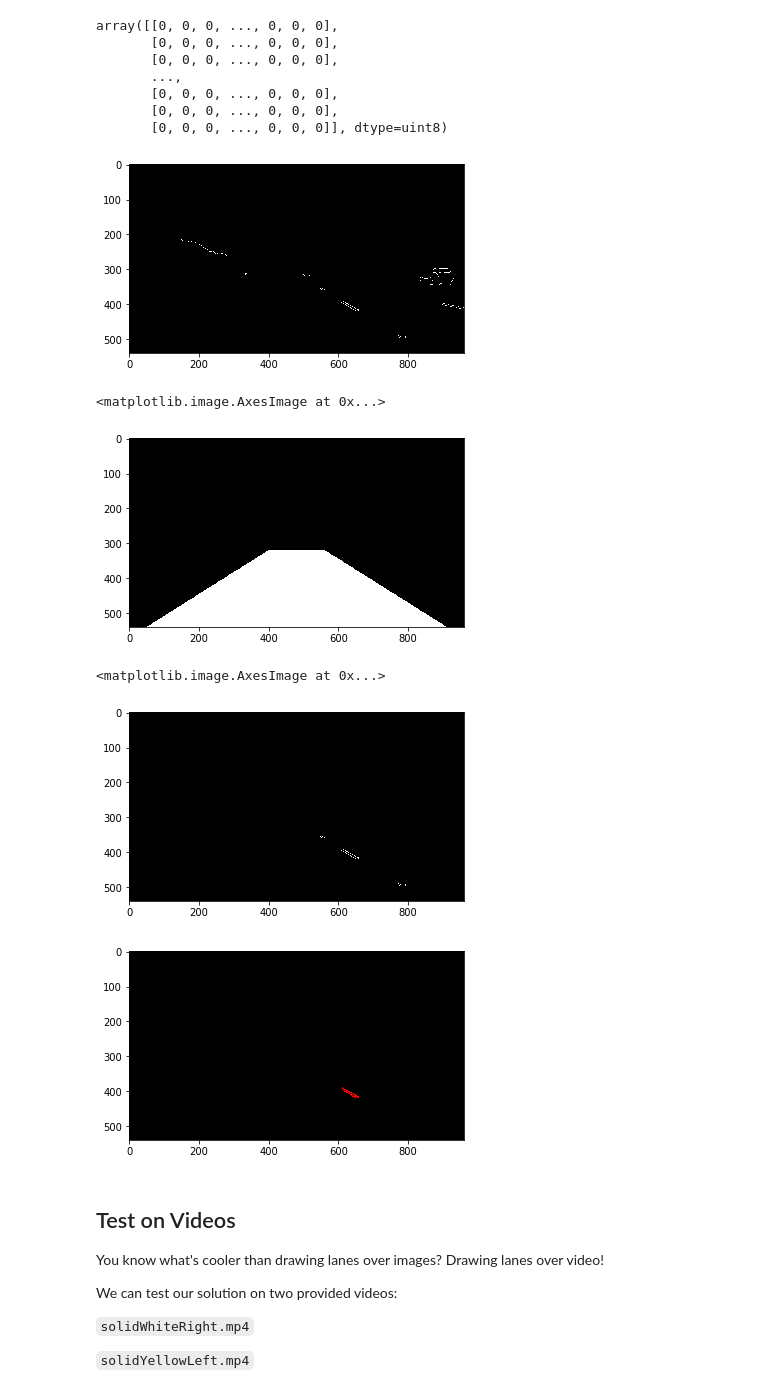
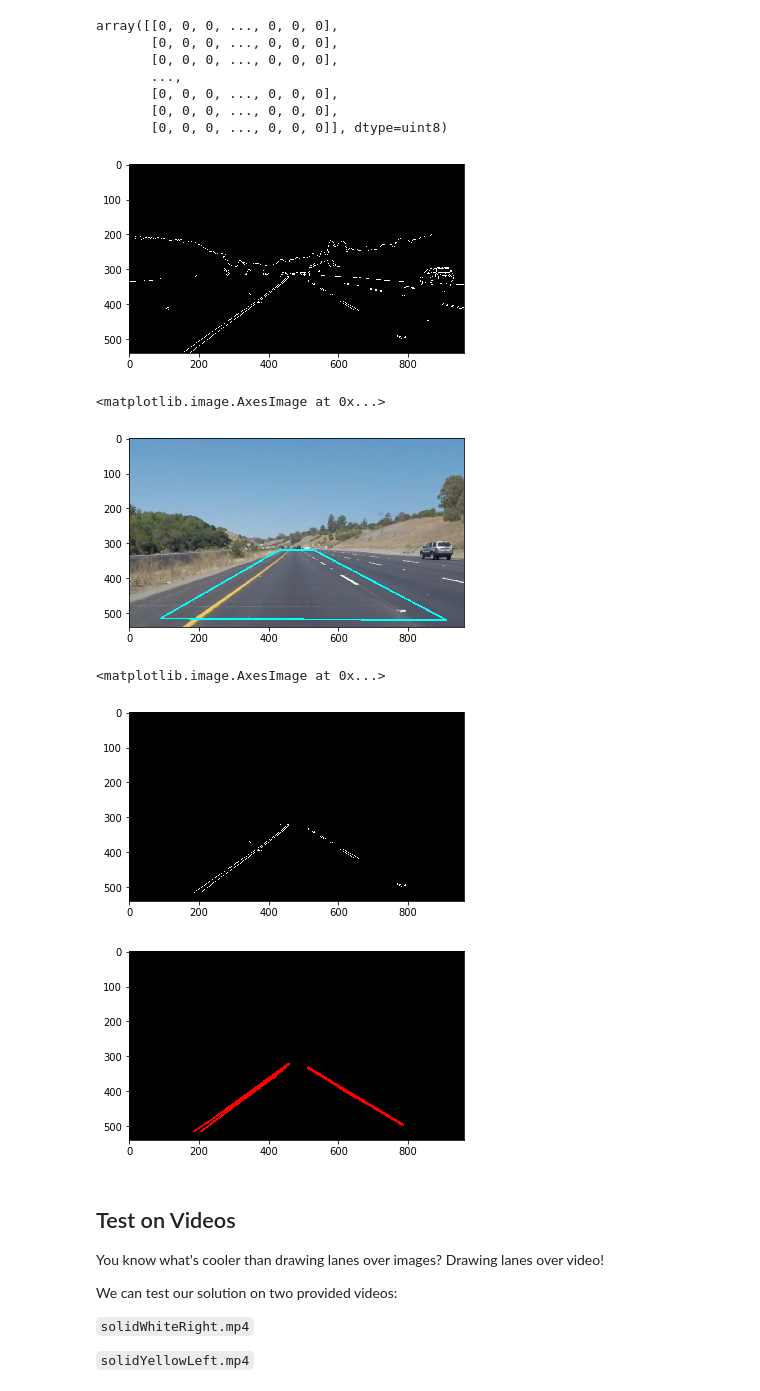
Before and after one commit to yangwang166/laneline_detection, a Jupyter notebook: P1.ipynb, the cells around one changed output. Drawn from its saved outputs; the diff is of its cells as text; code cells hidden in the pictures.

```diff
--- a/P1.ipynb
+++ b/P1.ipynb
@@ -216,7 +219,7 @@ plt.show()
 # %% [output]
 [figure]
 # %%
-kernel_size = 9
+kernel_size = 3
 blur_gray = gaussian_blur(gray_scale, kernel_size)
 plt.imshow(blur_gray, cmap = 'gray')
 plt.show()
@@ -239,38 +242,40 @@ array([[0, 0, 0, ..., 0, 0, 0],
 plt.imshow(edges, cmap = 'gray')
 plt.show()
 # %% [output]
-[figure, old version]
+[figure, new version]
 # %%
 mask = np.zeros_like(edges)
+img_tmp = np.copy(image_test)
 height = mask.shape[0]
 length = mask.shape[1]
-left_down = (50, height)
-left_top = (400, 320)
-right_top = (560, 320)
-right_down = (length - 50, height)
+left_down = (90, height - 25)
+left_top = (430, 320)
+right_top = (530, 320)
+right_down = (length - 50, height - 20)
 trapezoid = np.array([[left_down, left_top, right_top, right_down]])
 cv2.fillPoly(mask, trapezoid, 255)
-plt.imshow(mask, cmap = 'gray')
+result = cv2.polylines(img_tmp, [trapezoid], True, (0,255,255), 3)
+plt.imshow(result, cmap = 'gray')
 # %% [output]
 <matplotlib.image.AxesImage at 0x...>
-[figure, old version]
+[figure, new version]
 # %%
 masked_edges = region_of_interest(edges, trapezoid)
 plt.imshow(masked_edges, cmap = 'gray')
 # %% [output]
 <matplotlib.image.AxesImage at 0x...>
-[figure, old version]
+[figure, new version]
 # %%
 rho = 2
 theta = np.pi/180
-threshold = 20
-min_line_length = 30
-max_line_gap = 15
+threshold = 50
+min_line_length = 100
+max_line_gap = 160
 line_image = hough_lines(masked_edges, rho, theta, threshold, min_line_length, max_line_gap)
 plt.imshow(line_image, cmap='gray')
 plt.show()
 # %% [output]
-[figure, old version]
+[figure, new version]
 # %% [markdown]
 ## Test on Videos
 
```
Also changed, not shown: parts of 11 cells of this notebook, 6 other files.
